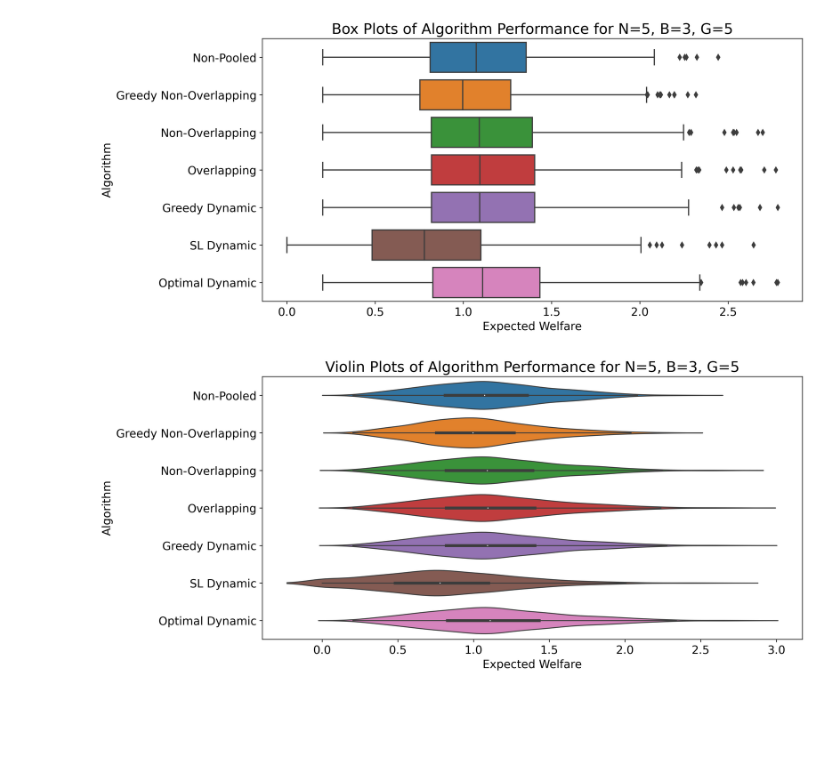
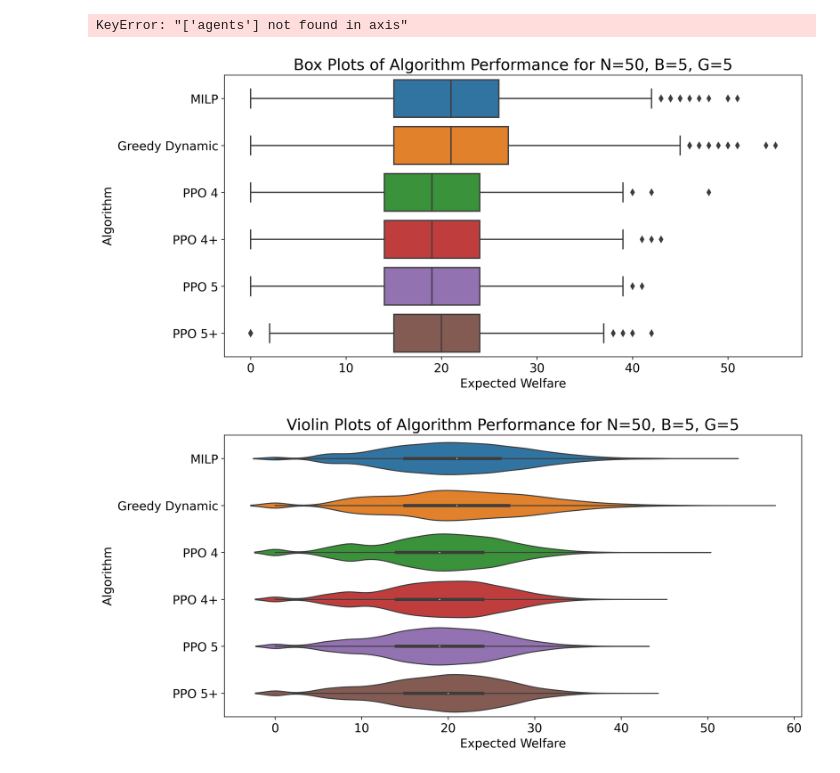
Before and after one commit to nrlopez03/pooled-testing, a Jupyter notebook: test.ipynb, the cells around one changed output. Cells and saved outputs as stored; diff of their text form; code cells hidden in the pictures; blank space fills up the shorter version.

Commit message:
intermediary data done

```diff
--- a/test.ipynb
+++ b/test.ipynb
@@ -3,14 +3,24 @@ import pandas as pd
 import os
 import ast
 # df = pd.read_csv("data/types/sample_N50_d2_B5_G5_Utils1.csv")
-N = 5
+N = 50
 d = 2
-B = 3
+B = 5
 G = 5
-types = False
+types = True
 data_folder = 'data'
-real_world = ''
-def create_filename(N, d, B, G, types=False, real_world=''):
-    return os.path.join(data_folder, f"types/data_N{N}_d{d}_B{B}_G{G}{real_world}.csv") if types else os.path.join(data_folder, f"data_N{N}_d{d}_B{B}_G{G}.csv")
+real_world = '_Utils3'
+sample = True
+
+if sample:
+
+    def create_filename(N, d, B, G, types=False, real_world=''):
+        return os.path.join(data_folder, f"types/sample_N{N}_d{d}_B{B}_G{G}{real_world}.csv") if types else os.path.join(data_folder, f"sample_N{N}_d{d}_B{B}_G{G}.csv")
+
+else:
+
+    def create_filename(N, d, B, G, types=False, real_world=''):
+        return os.path.join(data_folder, f"types/data_N{N}_d{d}_B{B}_G{G}{real_world}.csv") if types else os.path.join(data_folder, f"data_N{N}_d{d}_B{B}_G{G}.csv")
+
 filename = create_filename(N, d, B, G, types=types, real_world=real_world)
 df = pd.read_csv(filename)
@@ -47,39 +91,43 @@ dtype: float64
+# %%
+df = df.drop(columns=["agents"])
+# %% [output]
+KeyError: "['agents'] not found in axis"
 # %%
 import matplotlib.pyplot as plt
 import seaborn as sns
 
 # Set high-resolution output
 plt.rcParams['figure.dpi'] = 300
 
 # Select numeric columns
-chosen_cols = boxplot_order = [
-    "Non-Pooled",
-    "Greedy Non-Overlapping",
-    "Non-Overlapping",
-    "Overlapping",
-    "Greedy Dynamic",
-    "SL Dynamic",
-    "Optimal Dynamic"
-]
+# chosen_cols = boxplot_order = [
+#     "Non-Pooled",
+#     "Greedy Non-Overlapping",
+#     "Non-Overlapping",
+#     "Overlapping",
+#     "Greedy Dynamic",
+#     "SL Dynamic",
+#     "Optimal Dynamic"
+# ]
 
 # Create a horizontal box plot for all numeric columns
 plt.figure(figsize=(12, 6))
-sns.boxplot(data=df[chosen_cols], orient='h')
+sns.boxplot(data=df, orient='h')
 
 # Set title and labels with specified font sizes
 plt.title(f"Box Plots of Algorithm Performance for N={N}, B={B}, G={G}", fontsize=18)
 plt.xlabel("Expected Welfare", fontsize=14)
 plt.ylabel("Algorithm", fontsize=14)
 
 
 # Adjust tick label font sizes
 plt.xticks(fontsize=14)
 plt.yticks(fontsize=14)
 
 # Show plot
 plt.show()
 # %% [output]
-[figure, old version]
+[figure, new version]
 # %%
 import matplotlib.pyplot as plt
 import seaborn as sns
@@ -88,19 +136,19 @@ import seaborn as sns
 plt.rcParams['figure.dpi'] = 300
 
 # Select numeric columns
-chosen_cols = [
-    "Non-Pooled",
-    "Greedy Non-Overlapping",
-    "Non-Overlapping",
-    "Overlapping",
-    "Greedy Dynamic",
-    "SL Dynamic",
-    "Optimal Dynamic"
-]
+# chosen_cols = [
+#     "Non-Pooled",
+#     "Greedy Non-Overlapping",
+#     "Non-Overlapping",
+#     "Overlapping",
+#     "Greedy Dynamic",
+#     "SL Dynamic",
+#     "Optimal Dynamic"
+# ]
 
 # Create a horizontal violin plot for all numeric columns
 plt.figure(figsize=(12, 6))
-sns.violinplot(data=df[chosen_cols], orient='h', inner="box", linewidth=1.2)
+sns.violinplot(data=df, orient='h', inner="box", linewidth=1.2)
 
 # Set title and labels with specified font sizes
 plt.title(f"Violin Plots of Algorithm Performance for N={N}, B={B}, G={G}", fontsize=18)
@@ -114,7 +162,7 @@ plt.yticks(fontsize=14)
 # Show plot
 plt.show()
 # %% [output]
-[figure, old version]
+[figure, new version]
 # %%
 
 rl_col = 'Non-Pooled'
```
Also changed, not shown: parts of 10 cells of this notebook, 10 other files.
